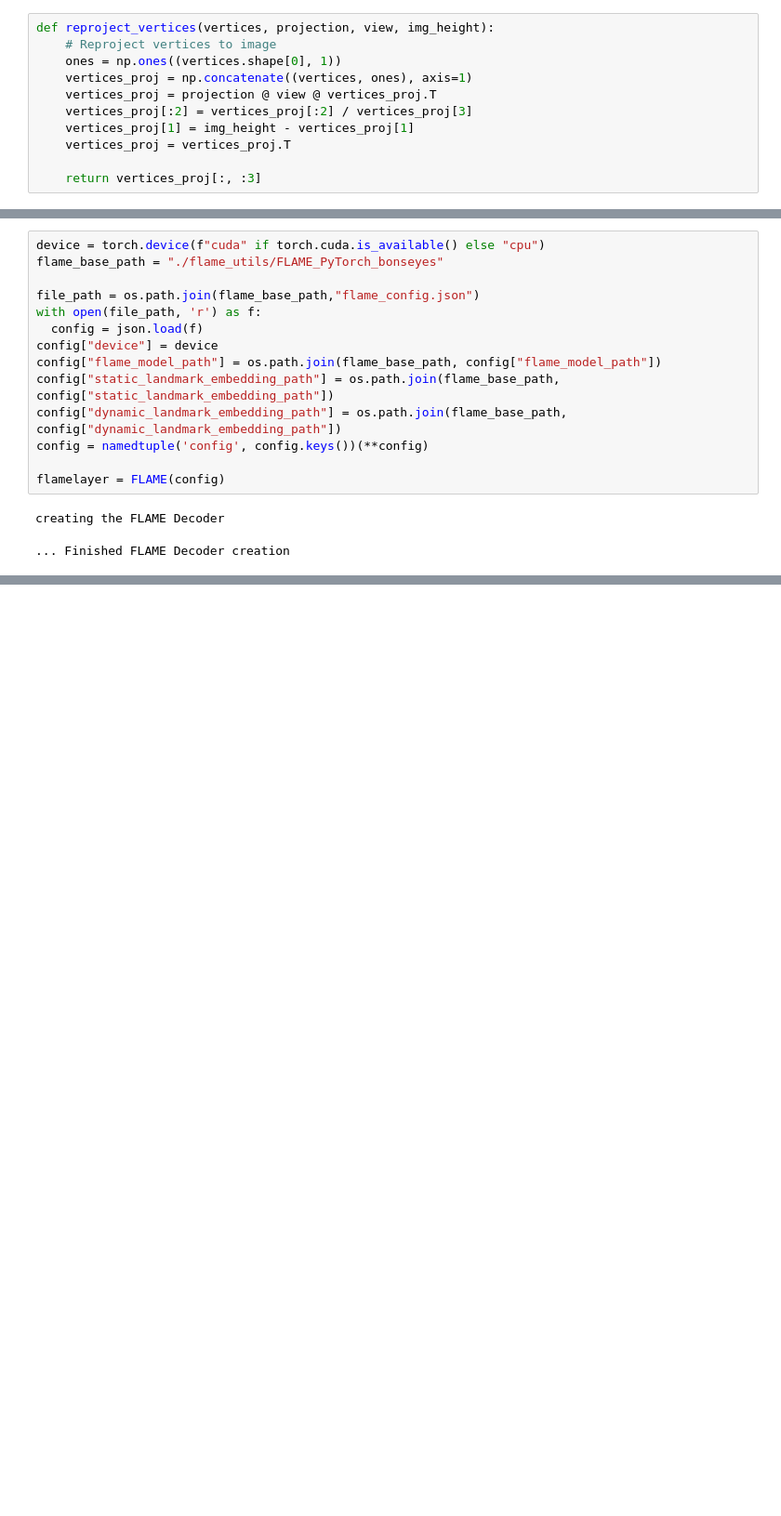
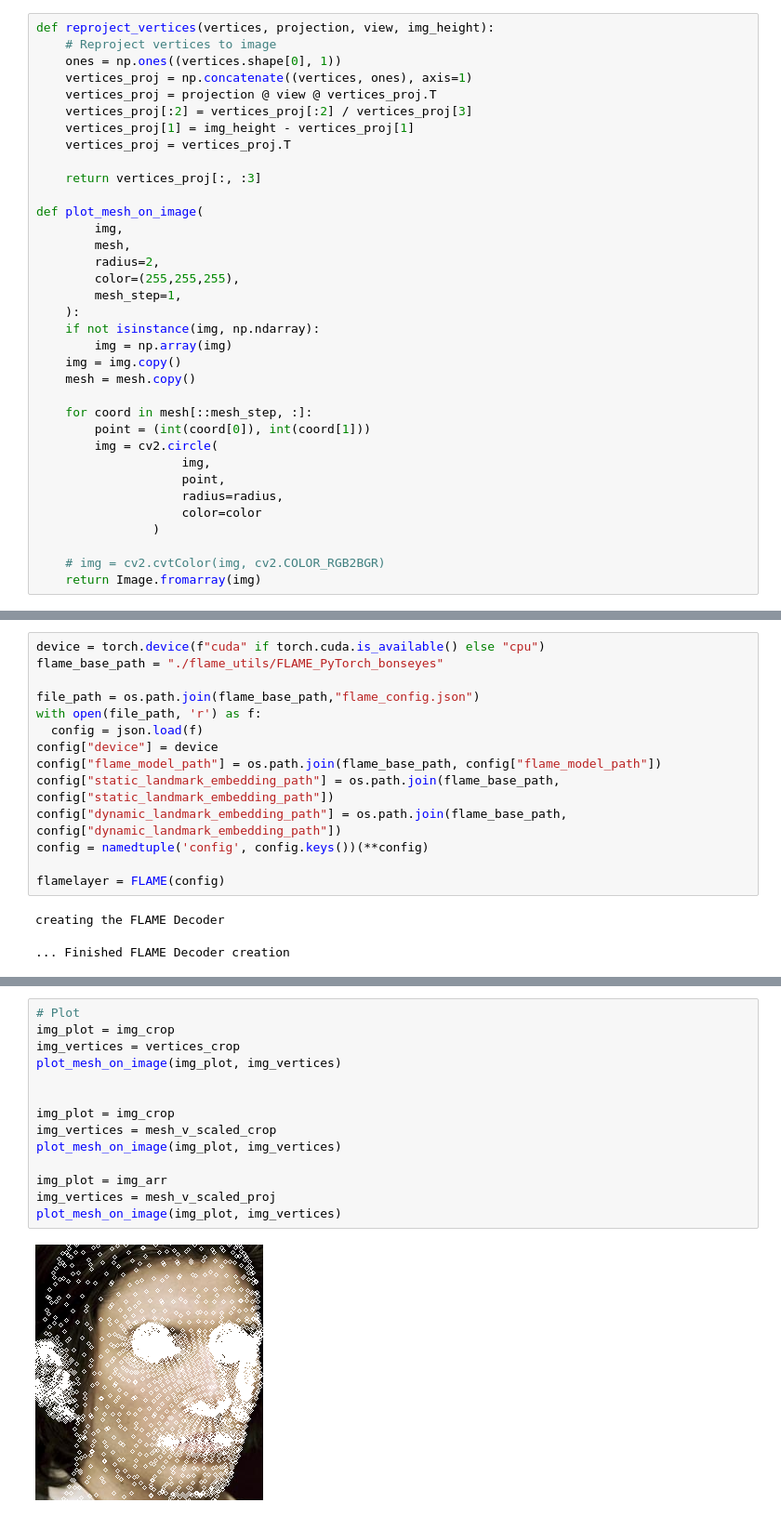
Before and after one commit to david1309/SynergyNet_bonseyes, a Jupyter notebook: scratchpad.ipynb, the cells around one changed output, grey strips where cells are left out. Shown at 93% size. Saved outputs shown, nothing was run; the diff lists cells and outputs as text; blank space fills up the shorter version.

```diff
--- a/scratchpad.ipynb
+++ b/scratchpad.ipynb
@@ -25,3 +29,27 @@ def reproject_vertices(vertices, projection, view, img_height):
     vertices_proj = vertices_proj.T
 
     return vertices_proj[:, :3]
+
+def plot_mesh_on_image(
+        img,
+        mesh,
+        radius=2,
+        color=(255,255,255),
+        mesh_step=1,
+    ):
+    if not isinstance(img, np.ndarray):
+        img = np.array(img)
+    img = img.copy()
+    mesh = mesh.copy()
+
+    for coord in mesh[::mesh_step, :]:
+        point = (int(coord[0]), int(coord[1]))
+        img = cv2.circle(
+                    img,
+                    point,
+                    radius=radius,
+                    color=color
+                )
+
+    # img = cv2.cvtColor(img, cv2.COLOR_RGB2BGR)
+    return Image.fromarray(img)
@@ -196,0 +286,16 @@ array([ 0.22330424,  0.01036037,  0.00578367,  0.        ,  0.        ,
+# %%
+# Plot
+img_plot = img_crop
+img_vertices = vertices_crop
+plot_mesh_on_image(img_plot, img_vertices)
+
+
+img_plot = img_crop
+img_vertices = mesh_v_scaled_crop
+plot_mesh_on_image(img_plot, img_vertices)
+
+img_plot = img_arr
+img_vertices = mesh_v_scaled_proj
+plot_mesh_on_image(img_plot, img_vertices)
+# %% [output]
+[figure, added]
```
Also changed, not shown: parts of 24 cells of this notebook.
